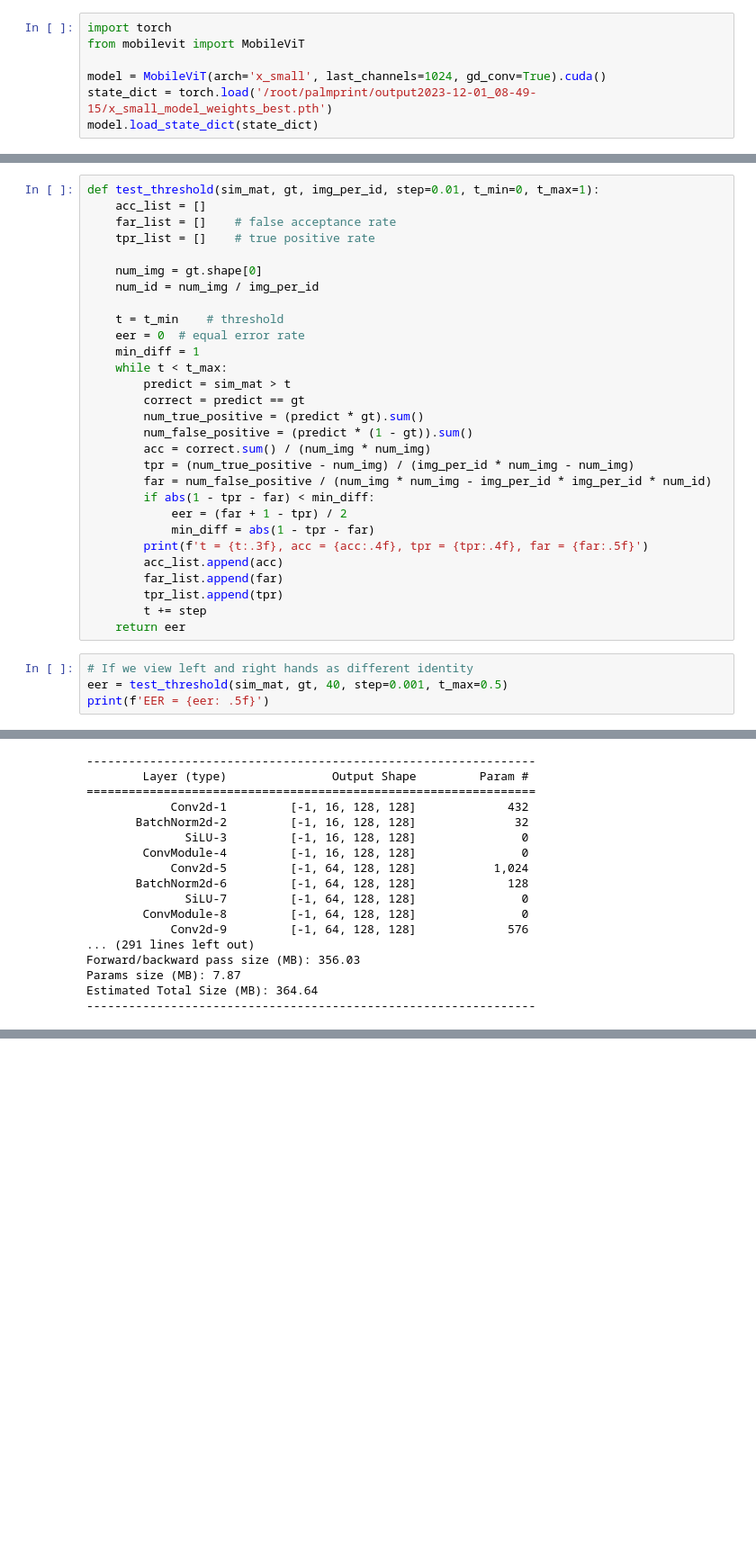
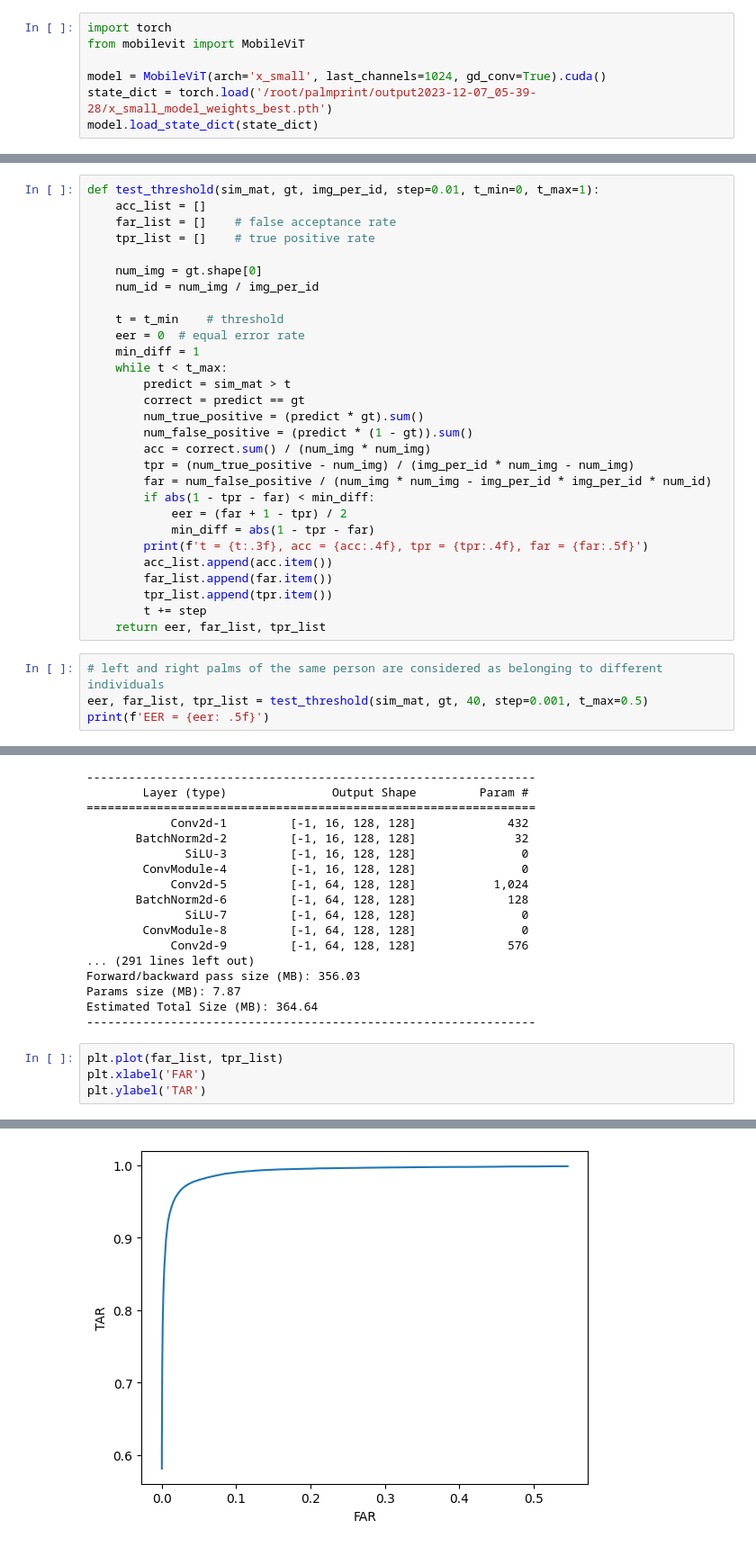
Before and after one commit to user3984/palmprint-verification, a Jupyter notebook: validation-mobilevit.ipynb, the cells around one changed output, grey strips where cells are left out. Shown at 90% size. Drawn from its saved outputs; the diff is of its cells as text; blank space fills up the shorter version.

```diff
--- a/validation-mobilevit.ipynb
+++ b/validation-mobilevit.ipynb
@@ -3,7 +3,7 @@ import torch
 from mobilevit import MobileViT
 
 model = MobileViT(arch='x_small', last_channels=1024, gd_conv=True).cuda()
-state_dict = torch.load('/root/palmprint/output2023-12-01_08-49-15/x_small_model_weights_best.pth')
+state_dict = torch.load('/root/palmprint/output2023-12-07_05-39-28/x_small_model_weights_best.pth')
 model.load_state_dict(state_dict)
 # %% [output]
 <All keys matched successfully>
@@ -131,13 +131,13 @@ def test_threshold(sim_mat, gt, img_per_id, step=0.01, t_min=0, t_max=1):
             eer = (far + 1 - tpr) / 2
             min_diff = abs(1 - tpr - far)
         print(f't = {t:.3f}, acc = {acc:.4f}, tpr = {tpr:.4f}, far = {far:.5f}')
-        acc_list.append(acc)
-        far_list.append(far)
-        tpr_list.append(tpr)
+        acc_list.append(acc.item())
+        far_list.append(far.item())
+        tpr_list.append(tpr.item())
         t += step
-    return eer
+    return eer, far_list, tpr_list
 # %%
-# If we view left and right hands as different identity
-eer = test_threshold(sim_mat, gt, 40, step=0.001, t_max=0.5)
+# left and right palms of the same person are considered as belonging to different individuals
+eer, far_list, tpr_list = test_threshold(sim_mat, gt, 40, step=0.001, t_max=0.5)
 print(f'EER = {eer: .5f}')
 # %% [output]
@@ -193,3 +193,8 @@ Forward/backward pass size (MB): 356.03
 Params size (MB): 7.87
 Estimated Total Size (MB): 364.64
 ----------------------------------------------------------------
+# %%
+plt.plot(far_list, tpr_list)
+plt.xlabel('FAR')
+plt.ylabel('TAR')
+# %% [output]
@@ -195,0 +202 @@ Estimated Total Size (MB): 364.64
+[figure, added]
```
Also changed, not shown: parts of 5 cells of this notebook, 4 other files.
